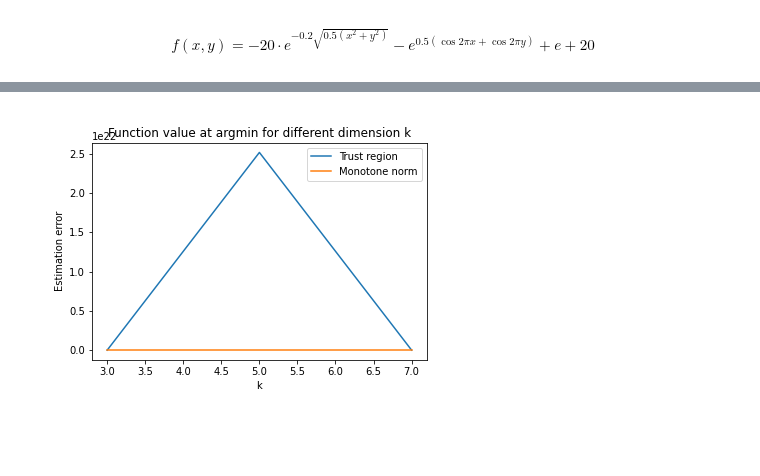
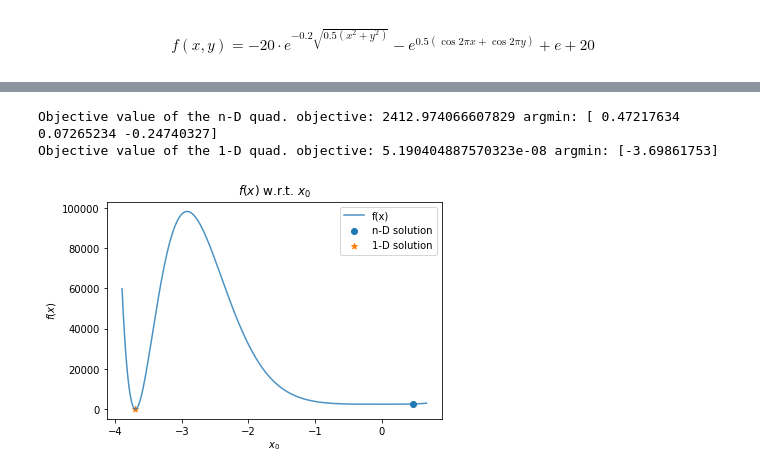
Before and after one commit to petrulii/Cubic-Regularization, a Jupyter notebook: tutorial.ipynb, the cells around one changed output, grey strips where cells are left out. Cells and saved outputs as stored; diff of their text form; code cells hidden in the pictures; blank space fills up the shorter version.

```diff
--- a/tutorial.ipynb
+++ b/tutorial.ipynb
@@ -97,0 +110,4 @@ Best local minimum: 2457.4
+# %%
+A = np.array([[-0.62169316,0.57449907,5.8095014],[0.57449907,7.49970533,2.57225283],[5.8095014,2.57225283,0.]])
+c = -5.509167256191654
+test_quadratic_obj(n=3, A=A, c=c, lambd=1, nb_minima=1)
@@ -120,4 +121,7 @@ Image(filename='figures/time_aux_methods.png')
-# %%
-Image(filename='figures/value_aux_methods.png')
-# %% [output]
-[figure, removed]
+# %%
+# Starting at a random point.
+test_one_dim(n=3, A=A, c=c, lambd=1e3)
+# %% [output]
+Objective value of the n-D quad. objective: 2412.974066607829 argmin: [ 0.47217634  0.07265234 -0.24740327]
+Objective value of the 1-D quad. objective: 5.190404887570323e-08 argmin: [-3.69861753]
+[figure, added]
```
Also changed, not shown: parts of 22 cells of this notebook, 15 other files.
